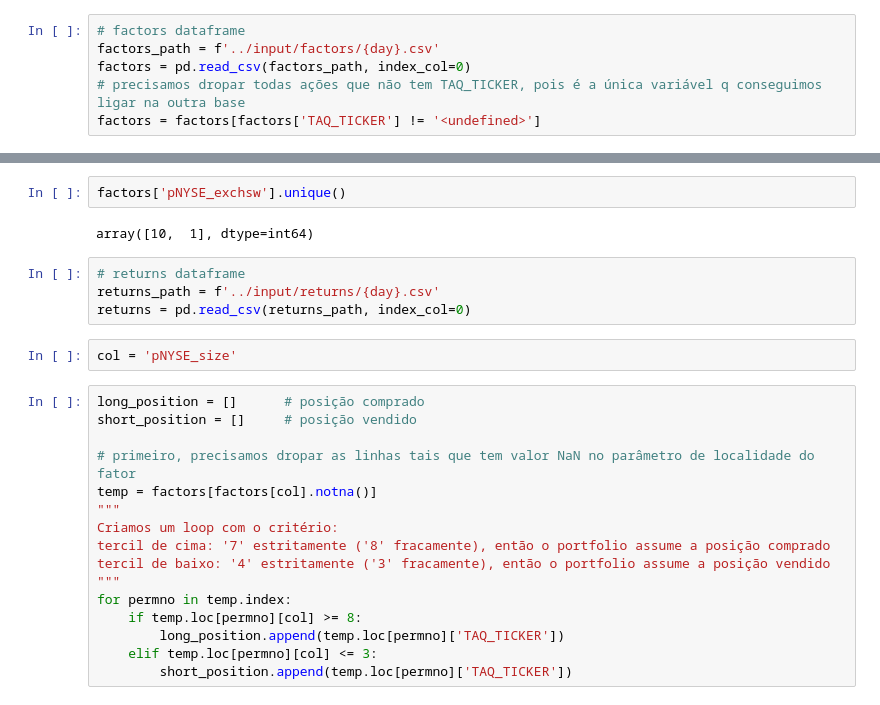
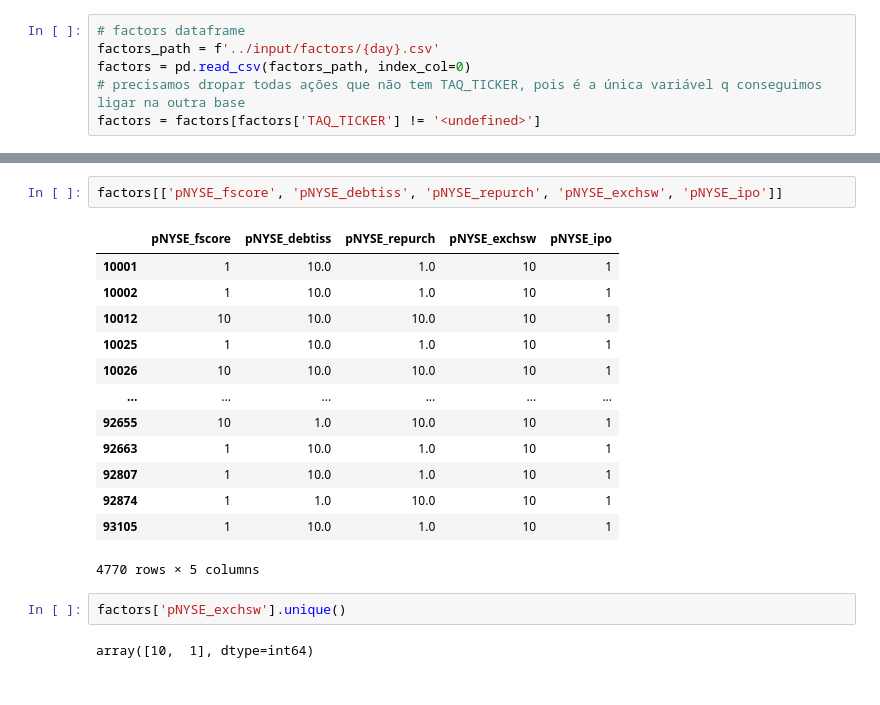
Before and after one commit to samuefra/summer_paper, a Jupyter notebook: code/show.ipynb, the cells around one changed output, grey strips where cells are left out. Cells and saved outputs as stored; diff of their text form.

```diff
--- a/code/show.ipynb
+++ b/code/show.ipynb
@@ -58,26 +21,20 @@ factors[factors['MARKETCAP'] < 0]
+# %%
+factors[['pNYSE_fscore', 'pNYSE_debtiss', 'pNYSE_repurch', 'pNYSE_exchsw', 'pNYSE_ipo']]
+# %% [output]
+|  | pNYSE_fscore | pNYSE_debtiss | pNYSE_repurch | pNYSE_exchsw | pNYSE_ipo |
+| 10001 | 1 | 10.0 | 1.0 | 10 | 1 |
+| 10002 | 1 | 10.0 | 1.0 | 10 | 1 |
+| 10012 | 10 | 10.0 | 10.0 | 10 | 1 |
+| 10025 | 1 | 10.0 | 1.0 | 10 | 1 |
+| 10026 | 10 | 10.0 | 10.0 | 10 | 1 |
+| ... | ... | ... | ... | ... | ... |
+| 92655 | 10 | 1.0 | 10.0 | 10 | 1 |
+| 92663 | 1 | 10.0 | 1.0 | 10 | 1 |
+| 92807 | 1 | 10.0 | 1.0 | 10 | 1 |
+| 92874 | 1 | 1.0 | 10.0 | 10 | 1 |
+| 93105 | 1 | 10.0 | 1.0 | 10 | 1 |
+4770 rows × 5 columns
 # %%
 factors['pNYSE_exchsw'].unique()
 # %% [output]
 array([10,  1], dtype=int64)
-# %%
-# returns dataframe
-returns_path = f'../input/returns/{day}.csv'
-returns = pd.read_csv(returns_path, index_col=0)
-# %%
-col = 'pNYSE_size'
-# %%
-long_position = []      # posição comprado
-short_position = []     # posição vendido
-
-# primeiro, precisamos dropar as linhas tais que tem valor NaN no parâmetro de localidade do fator
-temp = factors[factors[col].notna()]
-"""
-Criamos um loop com o critério:
-tercil de cima: '7' estritamente ('8' fracamente), então o portfolio assume a posição comprado
-tercil de baixo: '4' estritamente ('3' fracamente), então o portfolio assume a posição vendido
-"""
-for permno in temp.index:
-    if temp.loc[permno][col] >= 8:
-        long_position.append(temp.loc[permno]['TAQ_TICKER'])
-    elif temp.loc[permno][col] <= 3:
-        short_position.append(temp.loc[permno]['TAQ_TICKER'])
```
Also changed, not shown: parts of 11 cells of this notebook, 5 other files.
